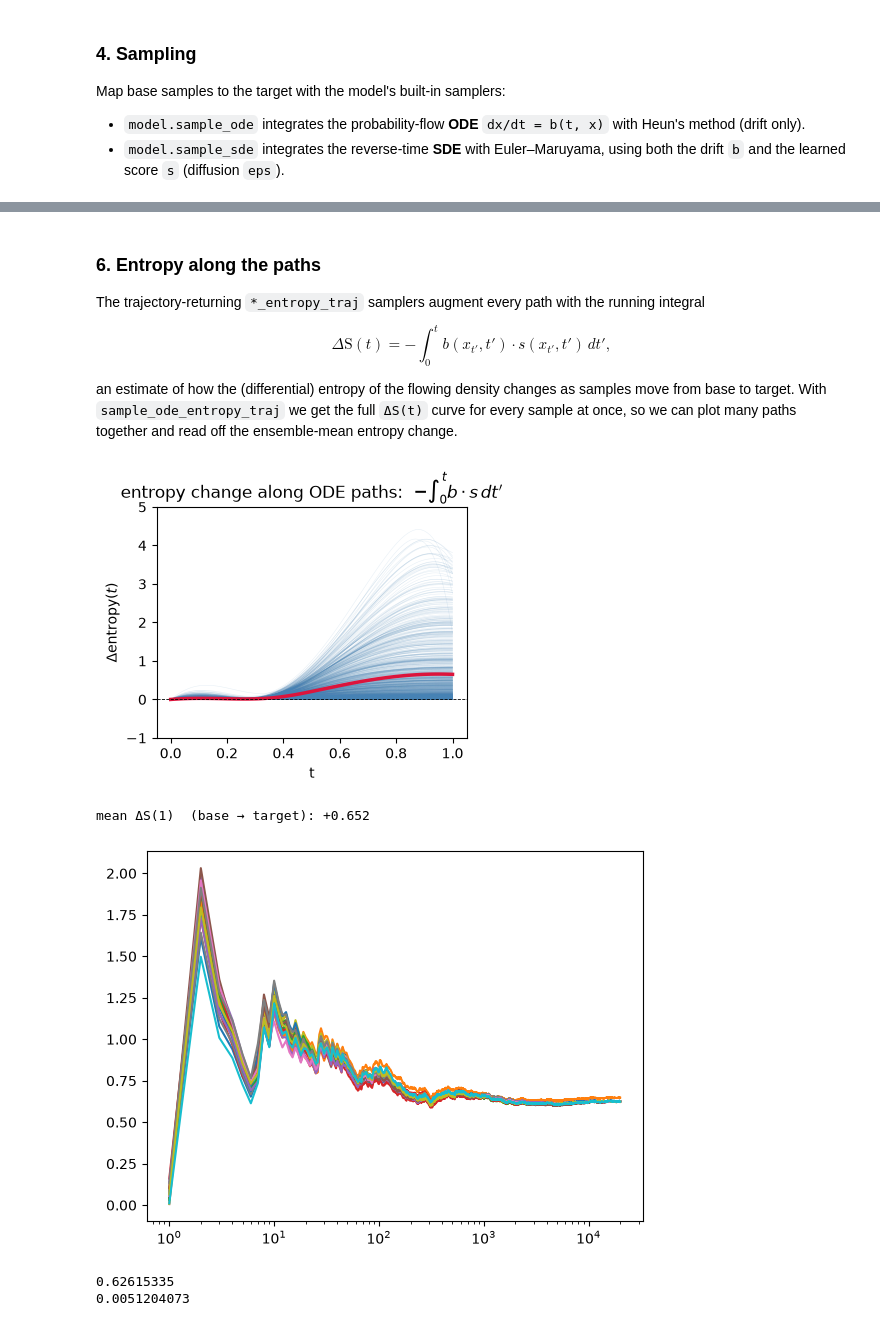
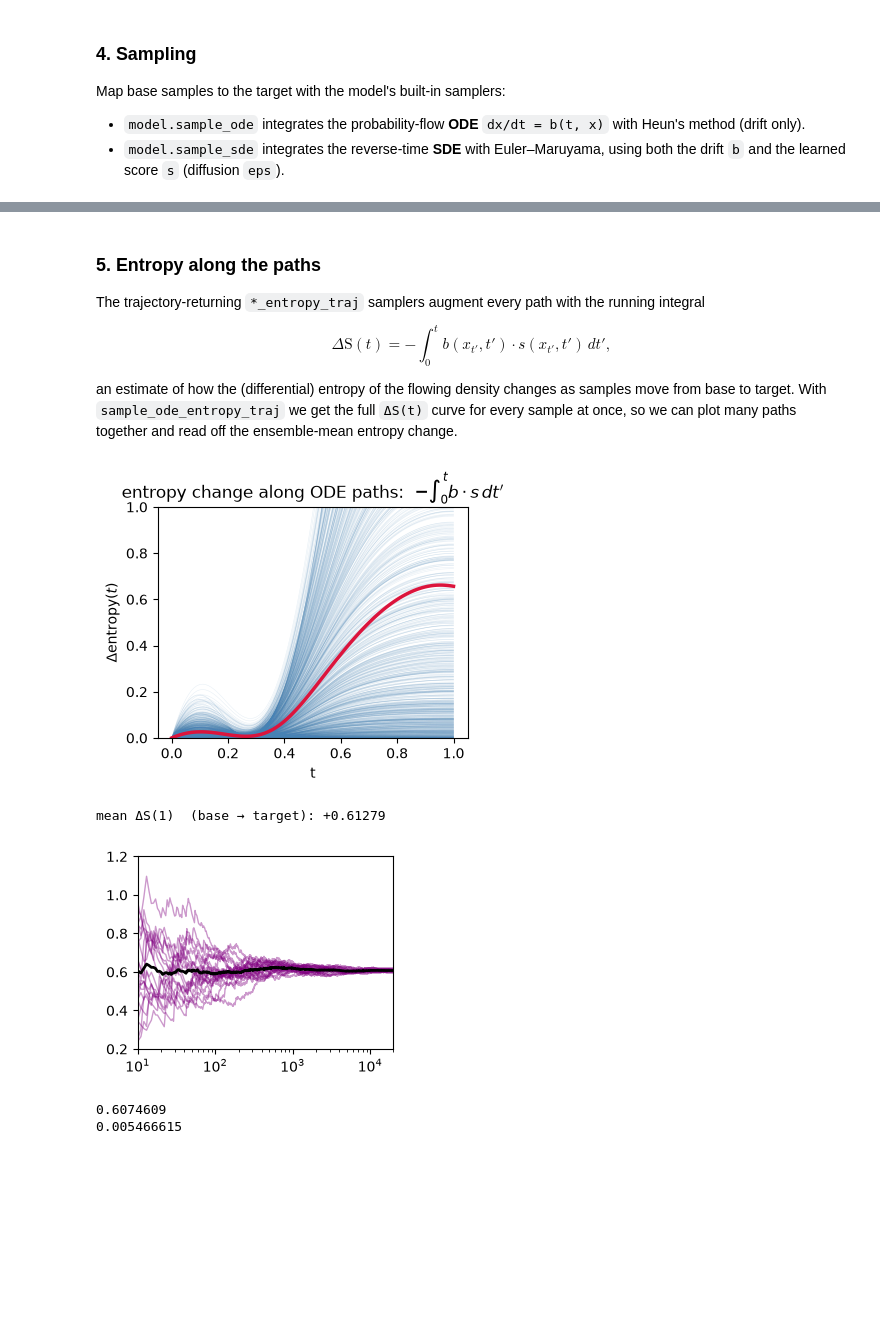
Before and after one commit to Rauscher-Group/eesi, a Jupyter notebook: experiments/1D_NonGaussian.ipynb, the cells around one changed output, grey strips where cells are left out. Drawn from its saved outputs; the diff is of its cells as text; code cells hidden in the pictures; blank space fills up the shorter version.

```diff
--- a/experiments/1D_NonGaussian.ipynb
+++ b/experiments/1D_NonGaussian.ipynb
@@ -188,12 +177,12 @@ Map base samples to the target with the model's built-in samplers:
 # %%
 # Draw base samples and push them through the model's built-in samplers.
 torch.manual_seed(1)
-batch = 20000
+batch = 200000
+x1 = target.sample((batch,))
 x0 = base.sample((batch,))
-x1 = target.sample((batch,))
 
 gen_ode = torch.clamp((model.sample_ode(x0, n_steps=100)+scale)/(2*scale),1e-4,1-1e-4)          # probability-flow ODE (drift only)
-gen_sde = torch.clamp((model.sample_sde(x0, n_steps=100, eps=1)+scale)/(2*scale),1e-4,1-1e-4)     # reverse-time SDE (drift + score)
+gen_sde = torch.clamp((model.sample_sde(x0, n_steps=100, eps=0.3)+scale)/(2*scale),1e-4,1-1e-4)     # reverse-time SDE (drift + score)
 
 # How well do generated samples match the target? (mean log-dens
 # ity)
@@ -239,5 +203,5 @@ plt.show()
 # %% [markdown]
-### 6. Entropy along the paths
+### 5. Entropy along the paths
 
 The trajectory-returning `*_entropy_traj` samplers augment every path with the
 running integral
@@ -252,10 +216,14 @@ and read off the ensemble-mean entropy change.
 # Trace the running entropy change along many ODE paths.
 torch.manual_seed(1)
 batch = 20000
-x0 = base.sample((batch,))
 x1 = 8*(target.sample((batch,))-0.5)
 
-traj, ent_traj, ts = model.sample_sde_entropy_traj(x0, n_steps=100)
+torch.manual_seed(6)
+means =  []
+for k in range(20):
+    x0 = base.sample((batch,))
+    traj, ent_traj, ts = model.sample_sde_entropy_traj(x0, eps=0, n_steps=100)
+    means.append(ent_traj[-1,:].mean().cpu().numpy())
 
 ts_c = ts.cpu().numpy()[:1000]
 ent_c = ent_traj.cpu().numpy()[:,:1000]         # [n_steps+1, B]
@@ -267,34 +235,43 @@ ax.axhline(0.0, c="k", lw=0.6, ls="--")
 ax.set_xlabel("t"); ax.set_ylabel(r"$\Delta$entropy$(t)$")
 ax.set_title(r"entropy change along ODE paths:  $-\int_0^t b\cdot s\,dt'$")
 #ax.legend()
-ax.set_ylim(-1,5)
+ax.set_ylim(-0.5,4)
+ax.set_ylim(0,1)
 plt.show()
 
-print(f"mean ΔS(1)  (base → target): {ent_c[-1].mean():+.3f}")
+print(f"mean ΔS(1)  (base → target): {np.mean(means):+.5f}")
 # %% [output]
-[figure, old version]
+[figure, new version]
-mean ΔS(1)  (base → target): +0.652
+mean ΔS(1)  (base → target): +0.61279
 # %%
-# Trace the running entropy change along many ODE paths.
+# Examine convergence based on number of trajectories simulated
 vals = []
-torch.manual_seed(1)
+torch.manual_seed(11241)
 batch = 20000
-x0 = base.sample((batch,))
+
+plt.figure(figsize=(3.3,2.5))
+
+mom = []
 for k in range(20):
-    torch.manual_seed(k)
-    x,ent = model.sample_sde_entropy(x0,eps=0.2, n_steps=100)
+    x0 = base.sample((batch,))
+    x,ent = model.sample_sde_entropy(x0, eps=1, n_steps=100)
     ent_cpu = ent.cpu().numpy()
     vals.append(np.mean(ent_cpu))
     #print(np.mean(ent_cpu))
     mean = np.cumsum(ent_cpu)/np.arange(1,batch+1)
-    plt.plot(np.arange(1,batch+1),mean,'-')
+    mom.append(mean)
+    plt.plot(np.arange(1,batch+1),mean,'-',color='purple',alpha=0.4,lw=1)
+mom = np.mean(mom,axis=0)
+plt.plot(np.arange(1,batch+1),mom,'-',color='k',lw=2)
 #plt.yscale('log')
 plt.xscale('log')
+plt.xlim(10,20000)
+plt.ylim(0.2,1.2)
 plt.show()
 print(np.mean(vals))
 print(np.std(vals))
 # %% [output]
-[figure, old version]
+[figure, new version]
-0.62615335
-0.0051204073
+0.6074609
+0.005466615
 # %% [markdown]
```
Also changed, not shown: parts of 17 cells of this notebook, 3 other files.
